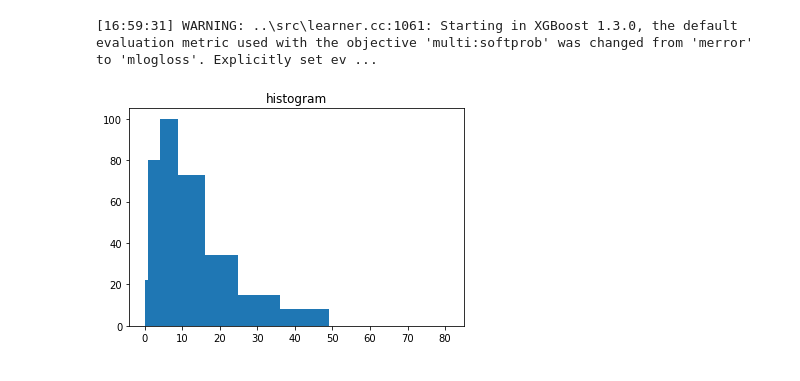
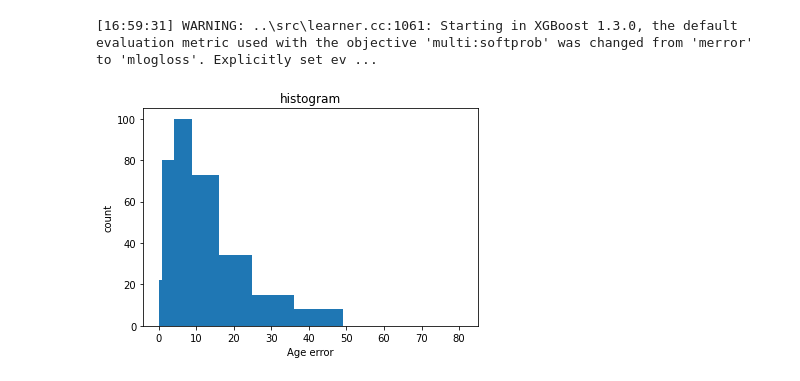
Before and after one commit to javaleeqqcom/titanic_prediction, a Jupyter notebook: titanic_data_pre-processing_V2.ipynb, the cells around one changed output. Cells and saved outputs as stored; diff of their text form; code cells hidden in the pictures.

```diff
--- a/titanic_data_pre-processing_V2.ipynb
+++ b/titanic_data_pre-processing_V2.ipynb
@@ -176,10 +176,12 @@ AgeTestAnsY=xgb.predict(AgeTestX)**2
 # %%
 from sklearn.metrics import mean_squared_error # 均方误差
 mean_squared_error(AgeTestY,AgeTestAnsY)
 std_error_list=np.fabs(AgeTestY-AgeTestAnsY)
 hist,AgeBins = np.histogram(std_error_list,bins = np.square(list(range(10))) )
 plt.hist(std_error_list, bins =  AgeBins)
+plt.xlabel("Age error")
+plt.ylabel("count")
 plt.title("histogram")
 plt.show()
 # %% [output]
-[figure, old version]
+[figure, new version]
```
